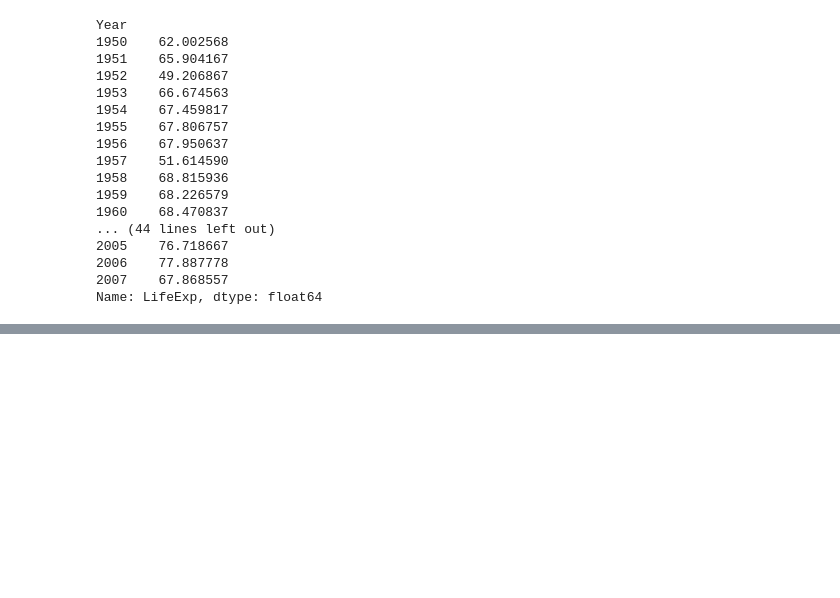
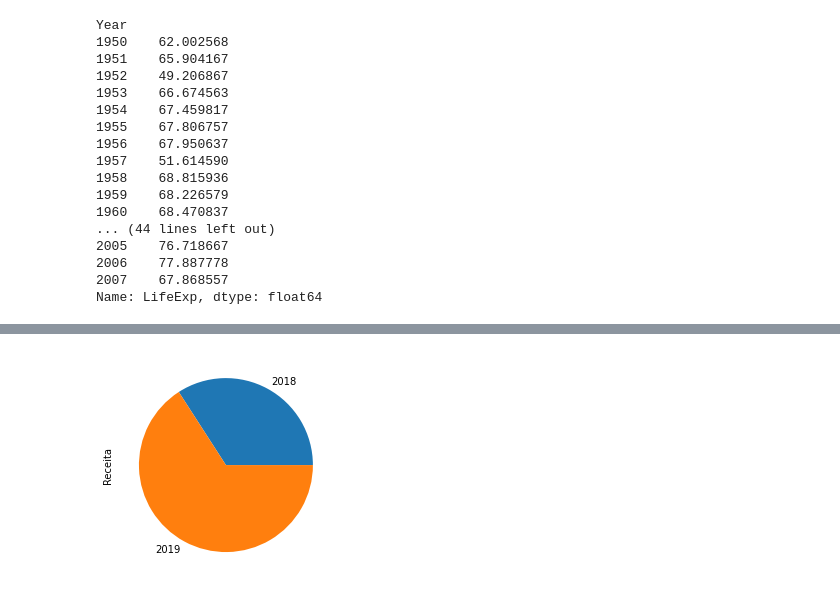
Before and after one commit to mbpoloni/projeto_pandas, a Jupyter notebook: pandas_analise_dados.ipynb, the cells around one changed output, grey strips where cells are left out. Drawn from its saved outputs; the diff is of its cells as text; code cells hidden in the pictures; blank space fills up the shorter version.

```diff
--- a/pandas_analise_dados.ipynb
+++ b/pandas_analise_dados.ipynb
@@ -95,0 +298,5 @@ Name: LifeExp, dtype: float64
+# %%
+#grafico de pizza
+df.groupby(df["Data"].dt.year)["Receita"].sum().plot.pie();
+# %% [output]
+[figure, added]
```
Also changed, not shown: parts of 28 cells of this notebook.
